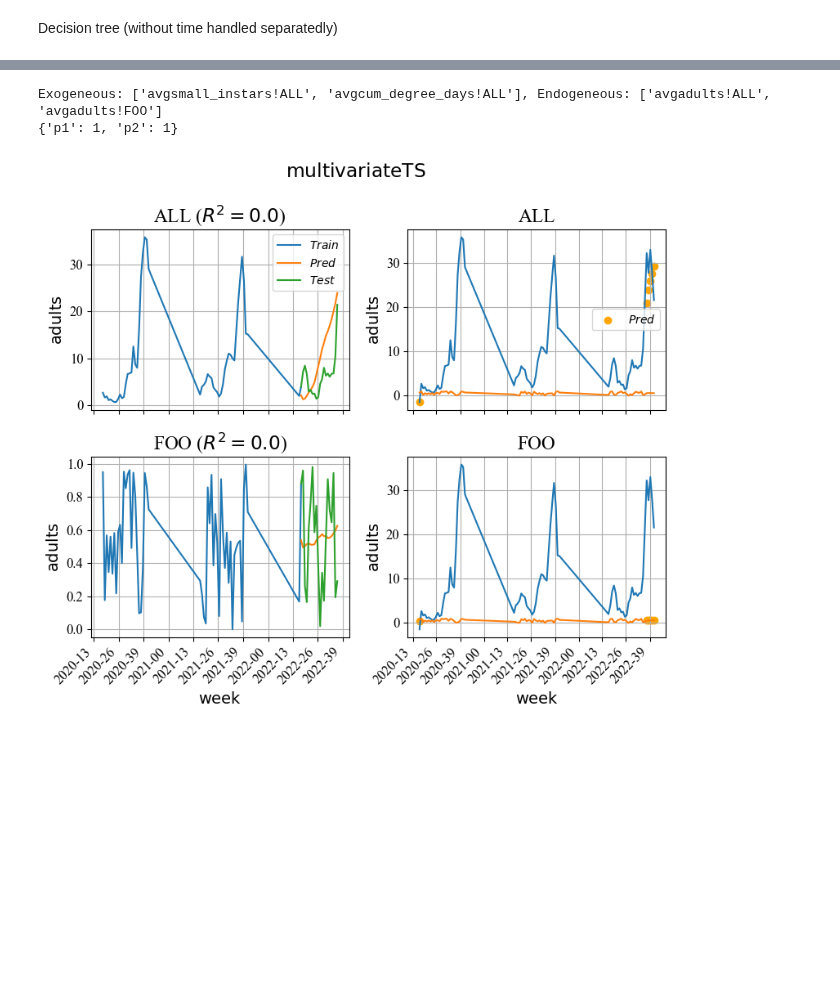
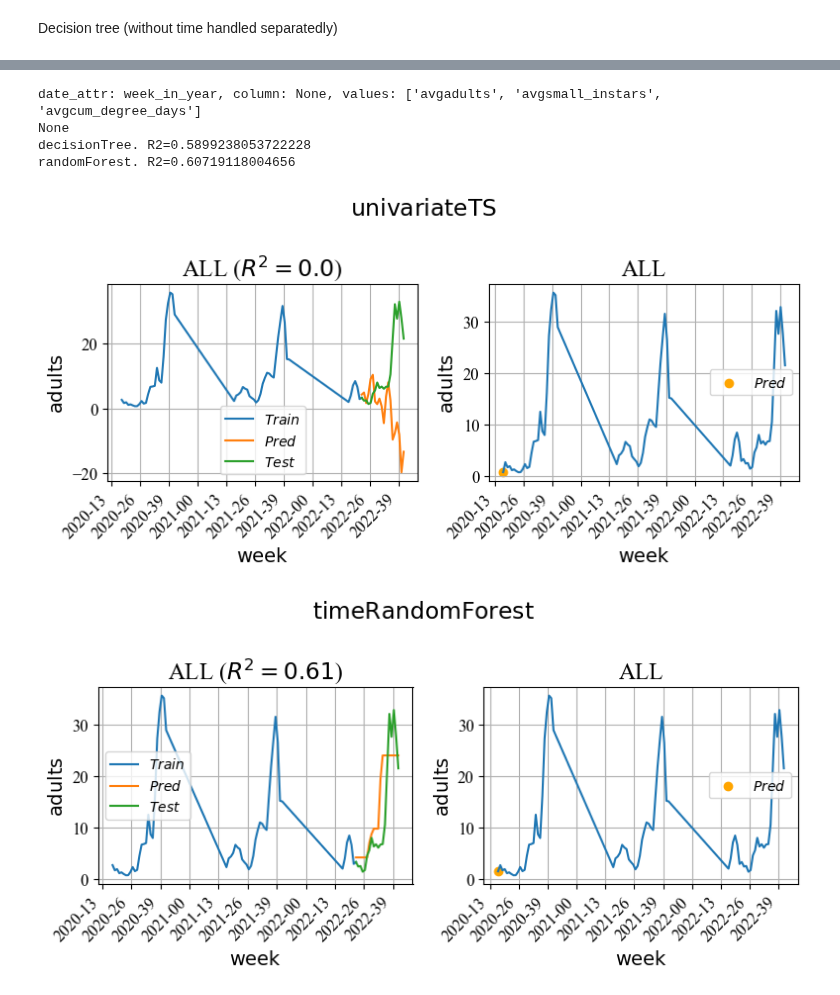
Before and after one commit to big-unibo/explain, a Jupyter notebook: intentional/src/main/python/predict.ipynb, the cells around one changed output, grey strips where cells are left out. Saved outputs shown, nothing was run; the diff lists cells and outputs as text; code cells hidden in the pictures; blank space fills up the shorter version.

```diff
--- a/intentional/src/main/python/predict.ipynb
+++ b/intentional/src/main/python/predict.ipynb
@@ -421,20 +335,52 @@ def multi_timeseries(df, date_attr, column, target_measure, model, figtitle):
     fig, axs = plt.subplots(len(targets), 2, figsize=(8, 1 + 3*len(targets)), sharex=False, sharey=False)  # Create a figure and subplots
     axs = axs.flatten()  # Flatten the axs array if it's a multi-dimensional array
     i = 0
-    df, y, X_train, Y_train, X_test, Y_test, Y_pred, missing_values_df, value = model(df, date_attr, target_measure)
+    df, Y, X_train, Y_train, X_test, Y_test, Y_pred, missing_values_df, value = model(df, date_attr, target_measure)
     for c in targets:
-        plot(fig, axs, df, date_attr, c, y, X_train, Y_train[c], X_test, Y_test[c], Y_pred[c], missing_values_df, value, i, figtitle)
+        plot(fig, axs, df, date_attr, c, Y[c], X_train, Y_train[c], X_test, Y_test[c], Y_pred[c], missing_values_df, value, i, figtitle)
         i += 2
         save(fig, figtitle, c)
     return melt(df, date_attr, column, target_measure)
 
 
-mydf = pdf.copy(deep=True)
-random_series = pd.Series(np.random.rand(len(mydf)))
-n = len(mydf)
-mydf[f"{target_measure}{sep}FOO"] = pd.Series(np.random.rand(len(mydf) - 5))
-adf = multi_timeseries(mydf, date_attr, column, target_measure, varmax, figtitle="multivariateTS")
+# adf = multi_timeseries(mydf, date_attr, column, target_measure, varmax, figtitle="multivariateTS")
-# %% [output]
-Exogeneous: ['avgsmall_instars!ALL', 'avgcum_degree_days!ALL'], Endogeneous: ['avgadults!ALL', 'avgadults!FOO']
-{'p1': 1, 'p2': 1}
-[figure, removed]
+# %%
+def predict(df, by, target_measure, nullify_last=None):
+    date_attr = [x for x in by if "week" in x or "date" in x or "month" in x or "year" in x]
+    if len(date_attr) == 0:
+        date_attr = None
+    else:
+        date_attr = date_attr[0] # keep only one date attribute
+    column = [x for x in by if x != date_attr]
+    if len(column) == 0:
+        column = None
+    else:
+        column = column[0]
+    values = [x for x in df.columns if x not in by] # [target_measure, date_attr]
+    print(f"date_attr: {date_attr}, column: {column}, values: {values}")
+
+    if date_attr is not None:
+        pdf = mypivot(df.copy(deep=True), date_attr, column, values, target_measure, impute=True)
+        if nullify_last is not None:
+            for x in [x for x in pdf.columns if target_measure in x]:
+                for i in range(nullify_last): pdf.loc[len(pdf) - (i + 1), x] = np.nan
+        # pdf.info()
+        timeseries(pdf.copy(deep=True), date_attr, column, target_measure, sarimax, figtitle="univariateTS")
+        timeseries(pdf.copy(deep=True), date_attr, column, target_measure, forest, figtitle="timeRandomForest")
+        timeseries(pdf.copy(deep=True), date_attr, column, target_measure, dtree, figtitle="timeDecisionTree")
+        if column is not None:
+            multi_timeseries(pdf, date_attr, column, target_measure, varmax, figtitle="multivariateTS")
+    _, _, _, _, _, _, _, _, value = dtree(df.copy(deep=True), target_measure)
+    print(f"decisionTree. R2={value}")
+    _, _, _, _, _, _, _, _, value = forest(df.copy(deep=True), target_measure)
+    print(f"randomForest. R2={value}")
+# %%
+df = get_data(columns=["week_in_year", "avgadults", "avgsmall_instars", "avgcum_degree_days"], file_name='cimice-week.csv')
+predict(df, ["week_in_year"], "avgadults", nullify_last=0)
+# %% [output]
+date_attr: week_in_year, column: None, values: ['avgadults', 'avgsmall_instars', 'avgcum_degree_days']
+None
+decisionTree. R2=0.5899238053722228
+randomForest. R2=0.60719118004656
+[figure, added]
+[figure, added]
```
Also changed, not shown: parts of 13 cells of this notebook.
